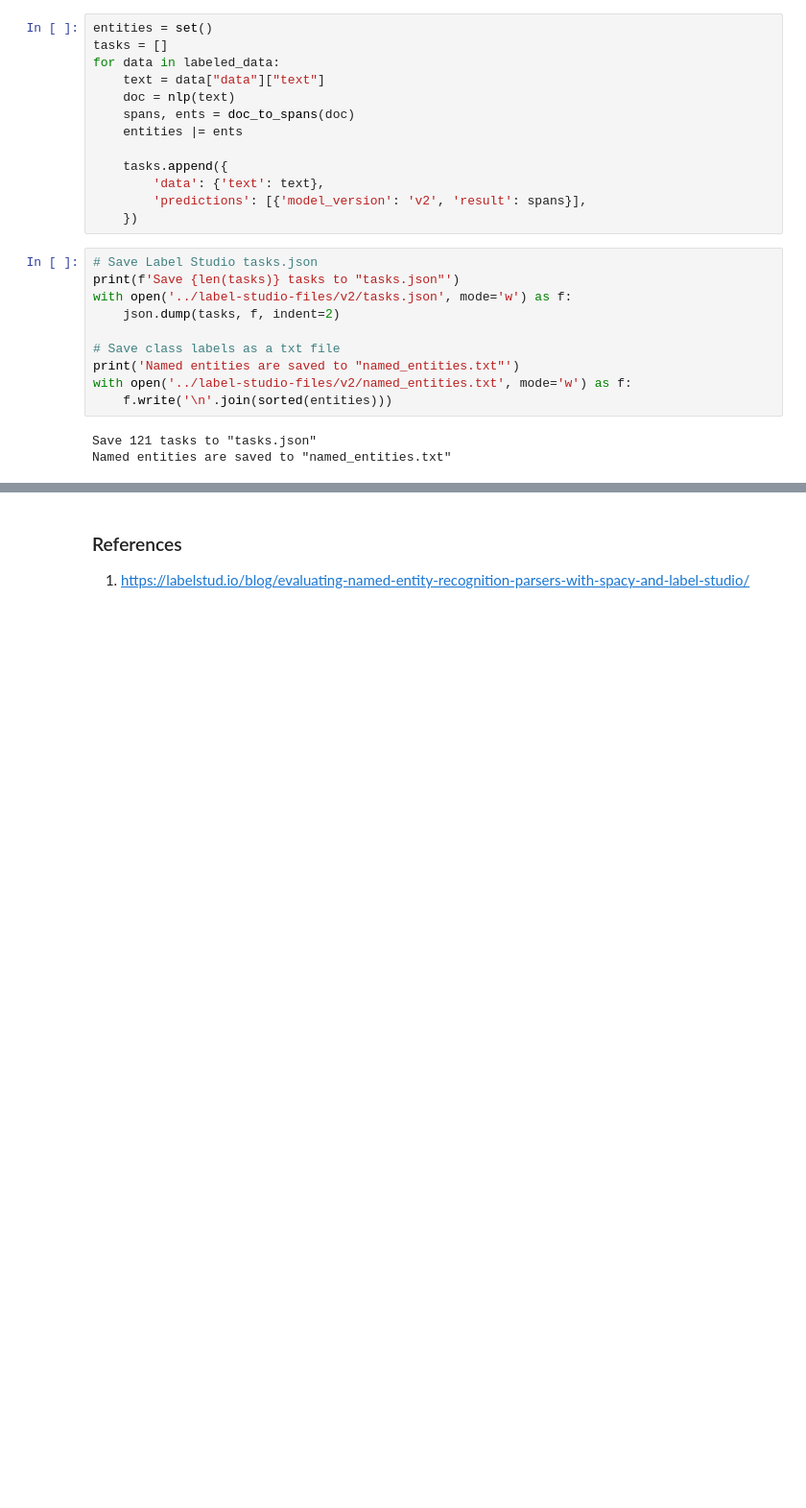
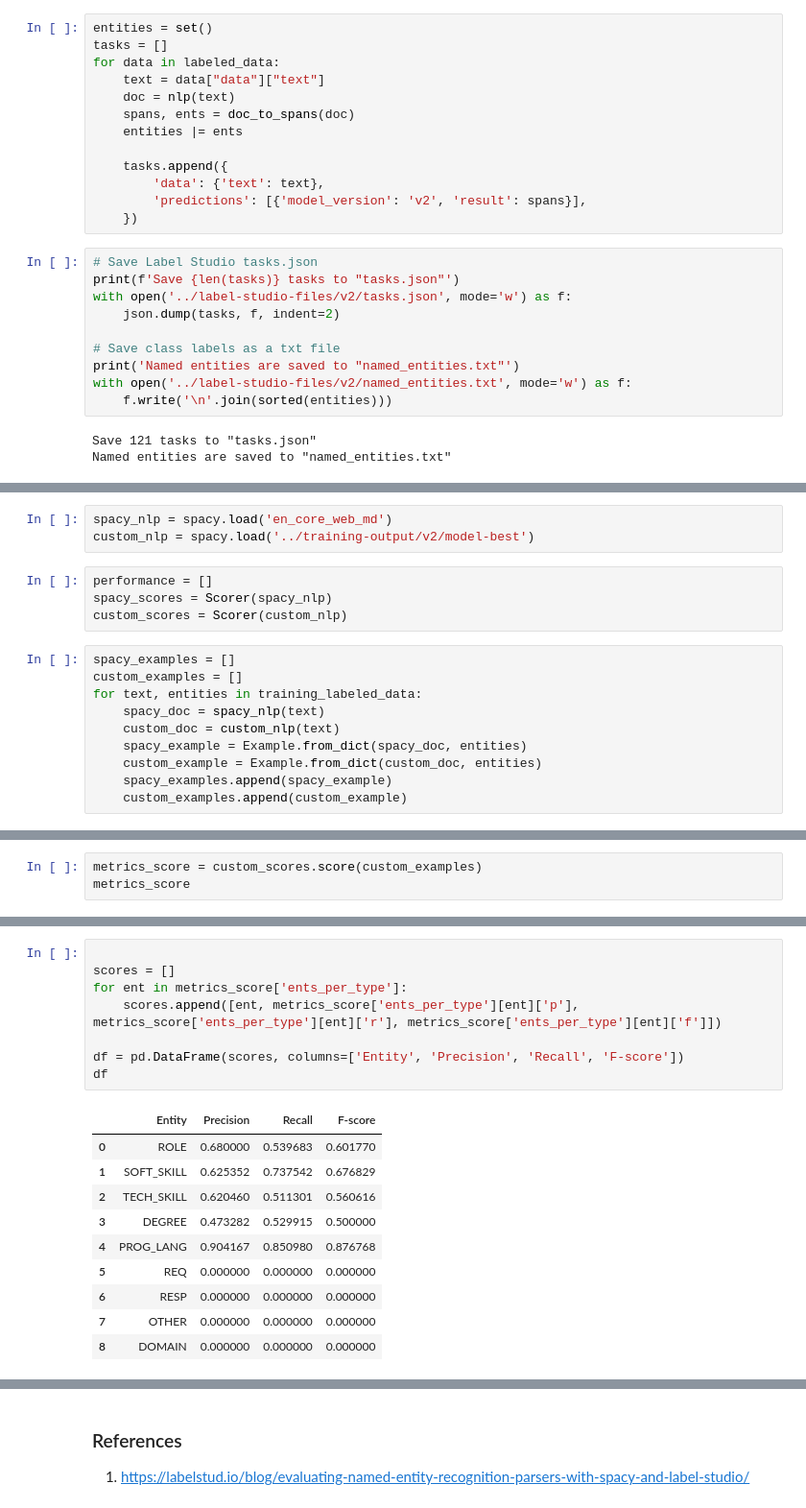
Before and after one commit to iamvinitk/joblyzer, a Jupyter notebook: src/model-evaluation.ipynb, the cells around one changed output, grey strips where cells are left out. Shown at 96% size. Drawn from its saved outputs; the diff is of its cells as text; blank space fills up the shorter version.

```diff
--- a/src/model-evaluation.ipynb
+++ b/src/model-evaluation.ipynb
@@ -133,0 +137,17 @@ Named entities are saved to "named_entities.txt"
+# %%
+spacy_nlp = spacy.load('en_core_web_md')
+custom_nlp = spacy.load('../training-output/v2/model-best')
+# %%
+performance = []
+spacy_scores = Scorer(spacy_nlp)
+custom_scores = Scorer(custom_nlp)
+# %%
+spacy_examples = []
+custom_examples = []
+for text, entities in training_labeled_data:
+    spacy_doc = spacy_nlp(text)
+    custom_doc = custom_nlp(text)
+    spacy_example = Example.from_dict(spacy_doc, entities)
+    custom_example = Example.from_dict(custom_doc, entities)
+    spacy_examples.append(spacy_example)
+    custom_examples.append(custom_example)
@@ -133,0 +194,3 @@ Named entities are saved to "named_entities.txt"
+# %%
+metrics_score = custom_scores.score(custom_examples)
+metrics_score
@@ -133,0 +215,19 @@ Named entities are saved to "named_entities.txt"
+# %%
+
+scores = []
+for ent in metrics_score['ents_per_type']:
+    scores.append([ent, metrics_score['ents_per_type'][ent]['p'], metrics_score['ents_per_type'][ent]['r'], metrics_score['ents_per_type'][ent]['f']])
+
+df = pd.DataFrame(scores, columns=['Entity', 'Precision', 'Recall', 'F-score'])
+df
+# %% [output]
+|  | Entity | Precision | Recall | F-score |
+| 0 | ROLE | 0.680000 | 0.539683 | 0.601770 |
+| 1 | SOFT_SKILL | 0.625352 | 0.737542 | 0.676829 |
+| 2 | TECH_SKILL | 0.620460 | 0.511301 | 0.560616 |
+| 3 | DEGREE | 0.473282 | 0.529915 | 0.500000 |
+| 4 | PROG_LANG | 0.904167 | 0.850980 | 0.876768 |
+| 5 | REQ | 0.000000 | 0.000000 | 0.000000 |
+| 6 | RESP | 0.000000 | 0.000000 | 0.000000 |
+| 7 | OTHER | 0.000000 | 0.000000 | 0.000000 |
+| 8 | DOMAIN | 0.000000 | 0.000000 | 0.000000 |
```
Also changed, not shown: parts of 6 cells of this notebook, 2 other files.
